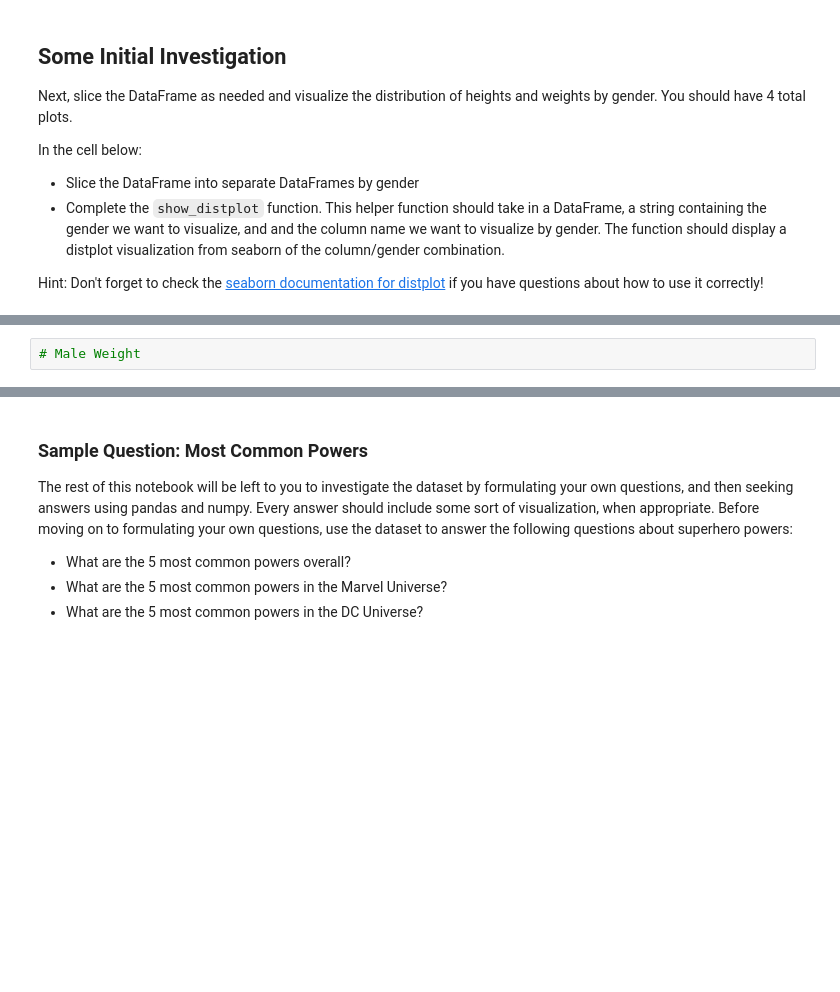
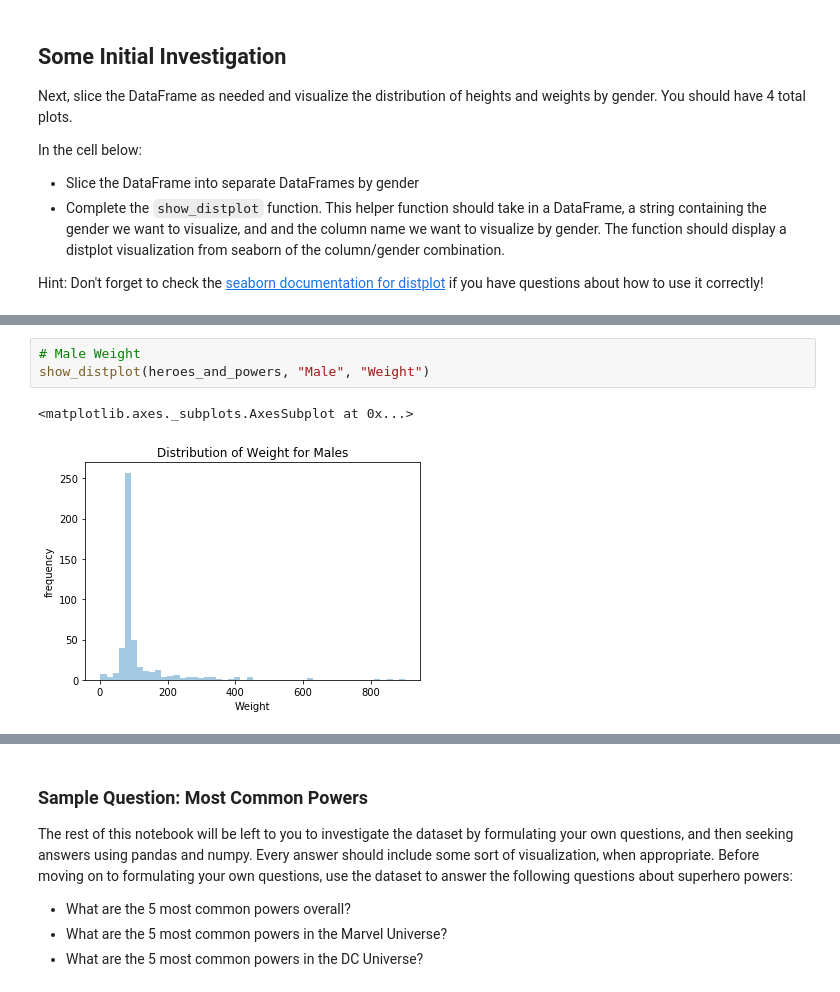
Before and after one commit to kylegwlawrence/dsc-1-04-13-project-data-cleaning-online-ds-sp-000, a Jupyter notebook: index.ipynb, the cells around one changed output, grey strips where cells are left out. Saved outputs shown, nothing was run; the diff lists cells and outputs as text; blank space fills up the shorter version.

```diff
--- a/index.ipynb
+++ b/index.ipynb
@@ -471,4 +538,8 @@ def show_distplot(dataframe, gender, column_name):
 # %%
 # Male Weight
+show_distplot(heroes_and_powers, "Male", "Weight")
+# %% [output]
+<matplotlib.axes._subplots.AxesSubplot at 0x...>
+[figure, added]
 # %%
 # Female Height
```
Also changed, not shown: parts of 42 cells of this notebook.
